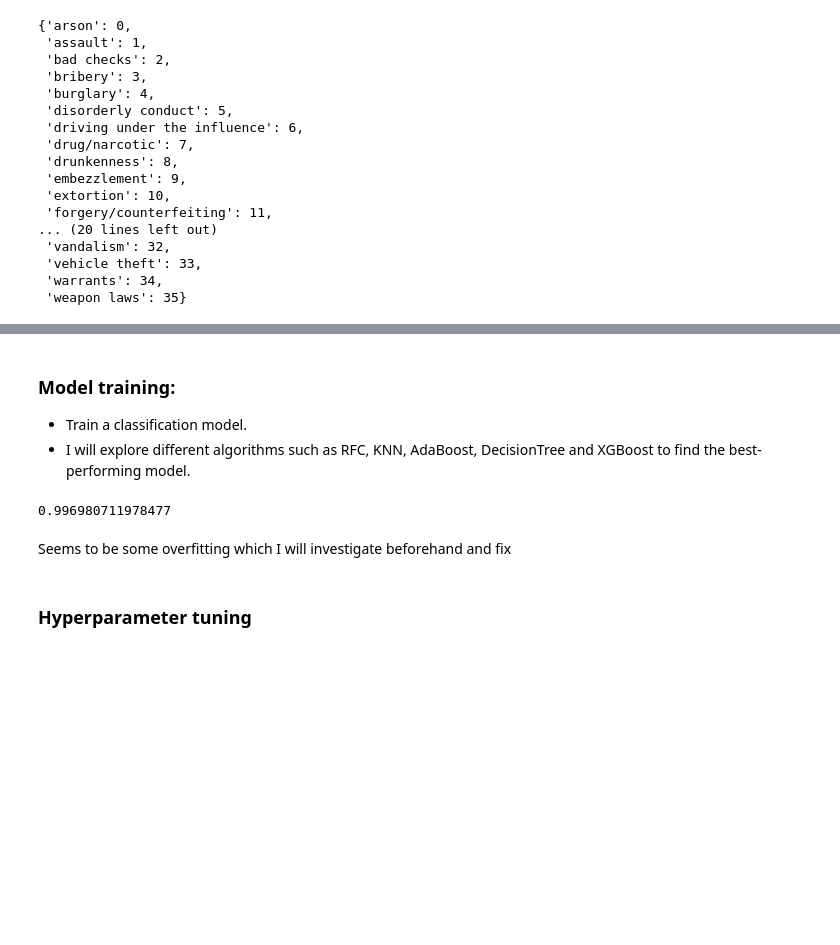
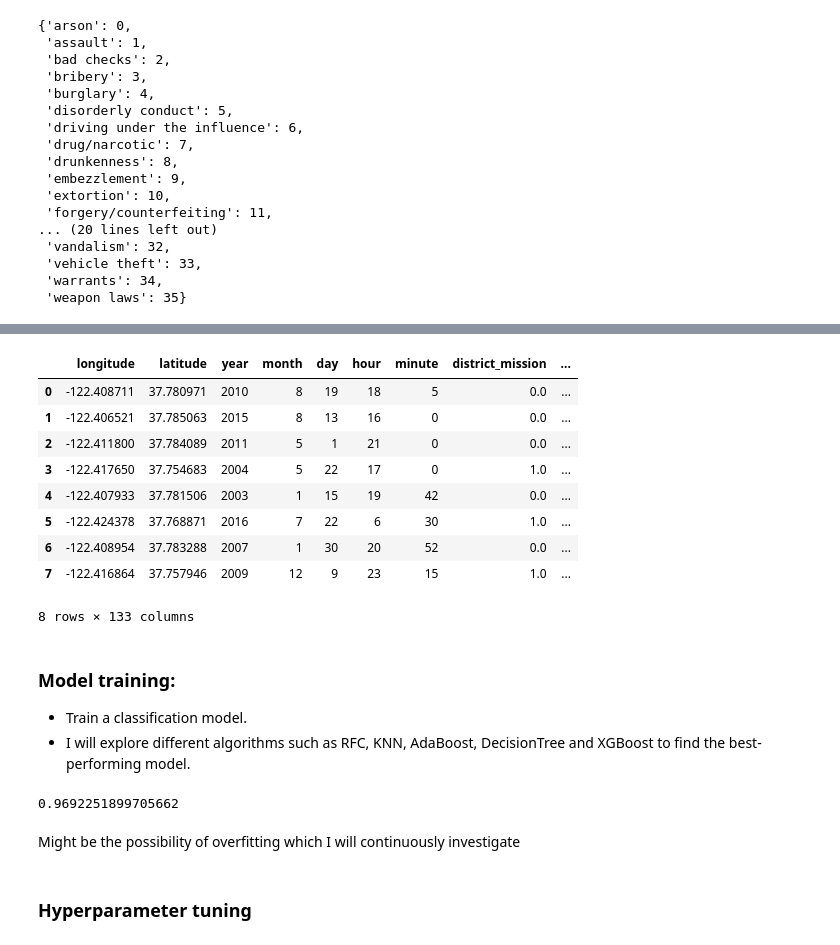
Before and after one commit to Haruzz/PFA-data, a Jupyter notebook: PFAcase-prediction-final.ipynb, the cells around one changed output, grey strips where cells are left out. Drawn from its saved outputs; the diff is of its cells as text; code cells hidden in the pictures; blank space fills up the shorter version.

```diff
--- a/PFAcase-prediction-final.ipynb
+++ b/PFAcase-prediction-final.ipynb
@@ -197,29 +208,43 @@ category_mapping
 # %%
-from sklearn.feature_extraction.text import CountVectorizer
+# I want to use TF-idf instead since I dont  want a large number of features, some of which might be contributing to overfitting.
+from sklearn.feature_extraction.text import TfidfVectorizer
 
-# Initialize the CountVectorizer
-cv = CountVectorizer(stop_words='english')
+# Initialize the TfidfVectorizer
+tfidf = TfidfVectorizer(stop_words='english', max_features=100, min_df=5, max_df=0.5)
 
-# Fit the CountVectorizer on the 'description' column of the training data and transform it
-X_train_description = cv.fit_transform(X_train['description']).toarray()
+# Fit the TfidfVectorizer on the 'description' column of the training data and transform it
+X_train_description_tfidf = tfidf.fit_transform(X_train['description']).toarray()
 
 # Transform the 'description' column of the test data
-X_test_description = cv.transform(X_test['description']).toarray()
+X_test_description_tfidf = tfidf.transform(X_test['description']).toarray()
 
 # Generate column names for the bag of words features
-bow_feature_names = cv.get_feature_names_out()
+tfidf_feature_names = tfidf.get_feature_names_out()
 
 # Create DataFrames with the bag of words features for training and testing sets
-X_train_description_df = pd.DataFrame(X_train_description, columns=bow_feature_names)
-X_test_description_df = pd.DataFrame(X_test_description, columns=bow_feature_names)
+X_train_description_tfidf_df = pd.DataFrame(X_train_description_tfidf, columns=tfidf_feature_names)
+X_test_description_tfidf_df = pd.DataFrame(X_test_description_tfidf, columns=tfidf_feature_names)
 
 # Drop the original 'description' column from training and testing sets
 X_train = X_train.drop('description', axis=1)
 X_test = X_test.drop('description', axis=1)
 
 # Concatenate the new bag of words features with the original training and testing sets
-X_train = pd.concat([X_train, X_train_description_df], axis=1)
-X_test = pd.concat([X_test, X_test_description_df], axis=1)
+X_train = pd.concat([X_train, X_train_description_tfidf_df], axis=1)
+X_test = pd.concat([X_test, X_test_description_tfidf_df], axis=1)
+# %%
+X_train.head(8)
+# %% [output]
+|  | longitude | latitude | year | month | day | hour | minute | district_mission | ... |
+| 0 | -122.408711 | 37.780971 | 2010 | 8 | 19 | 18 | 5 | 0.0 | ... |
+| 1 | -122.406521 | 37.785063 | 2015 | 8 | 13 | 16 | 0 | 0.0 | ... |
+| 2 | -122.411800 | 37.784089 | 2011 | 5 | 1 | 21 | 0 | 0.0 | ... |
+| 3 | -122.417650 | 37.754683 | 2004 | 5 | 22 | 17 | 0 | 1.0 | ... |
+| 4 | -122.407933 | 37.781506 | 2003 | 1 | 15 | 19 | 42 | 0.0 | ... |
+| 5 | -122.424378 | 37.768871 | 2016 | 7 | 22 | 6 | 30 | 1.0 | ... |
+| 6 | -122.408954 | 37.783288 | 2007 | 1 | 30 | 20 | 52 | 0.0 | ... |
+| 7 | -122.416864 | 37.757946 | 2009 | 12 | 9 | 23 | 15 | 1.0 | ... |
+8 rows × 133 columns
 # %% [markdown]
 ### Model training:
    - Train a classification model.
@@ -249,11 +274,11 @@ from xgboost import XGBClassifier
 from sklearn.metrics import accuracy_score
 
 xgb = XGBClassifier(
-    n_estimators=100,
+    n_estimators=50,
     objective="multi:softprob",
     learning_rate=0.05,
     gamma=1,
-    max_depth=10,
+    max_depth=5,
     min_child_weight=6,
     reg_alpha=1.0,
     reg_lambda=1.0,
@@ -267,9 +292,9 @@ xgb.fit(X_train, y_train_encoded)
 print(accuracy_score(y_test_encoded, xgb.predict(X_test)))
 # # print(classification_report(y_test, xgb.predict(X_test)))
 # %% [output]
-0.996980711978477
+0.9692251899705662
 # %% [markdown]
-Seems to be some overfitting which I will investigate beforehand and fix
+Might be the possibility of overfitting which I will continuously investigate
 # %% [markdown]
 ### Hyperparameter tuning
 # %%
```
Also changed, not shown: parts of 5 cells of this notebook.
